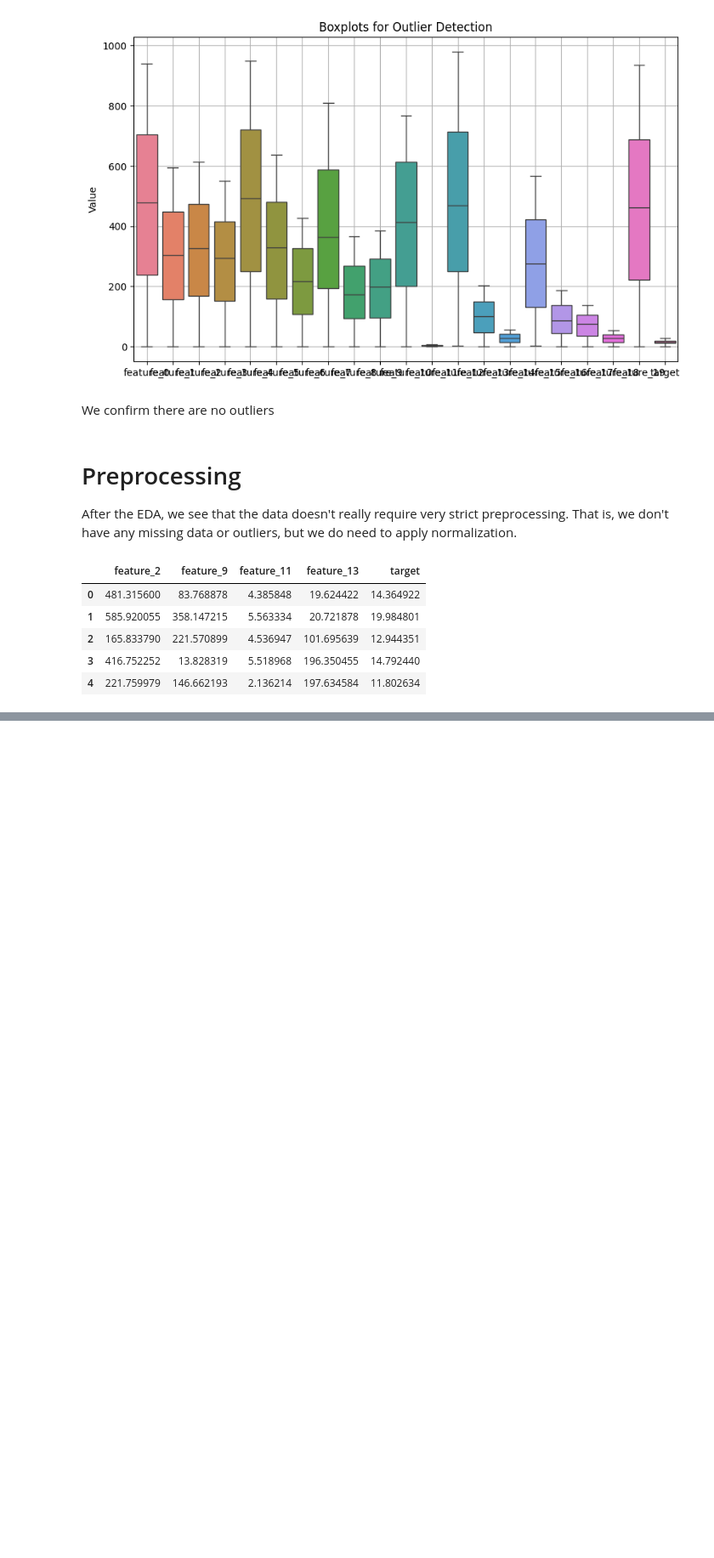
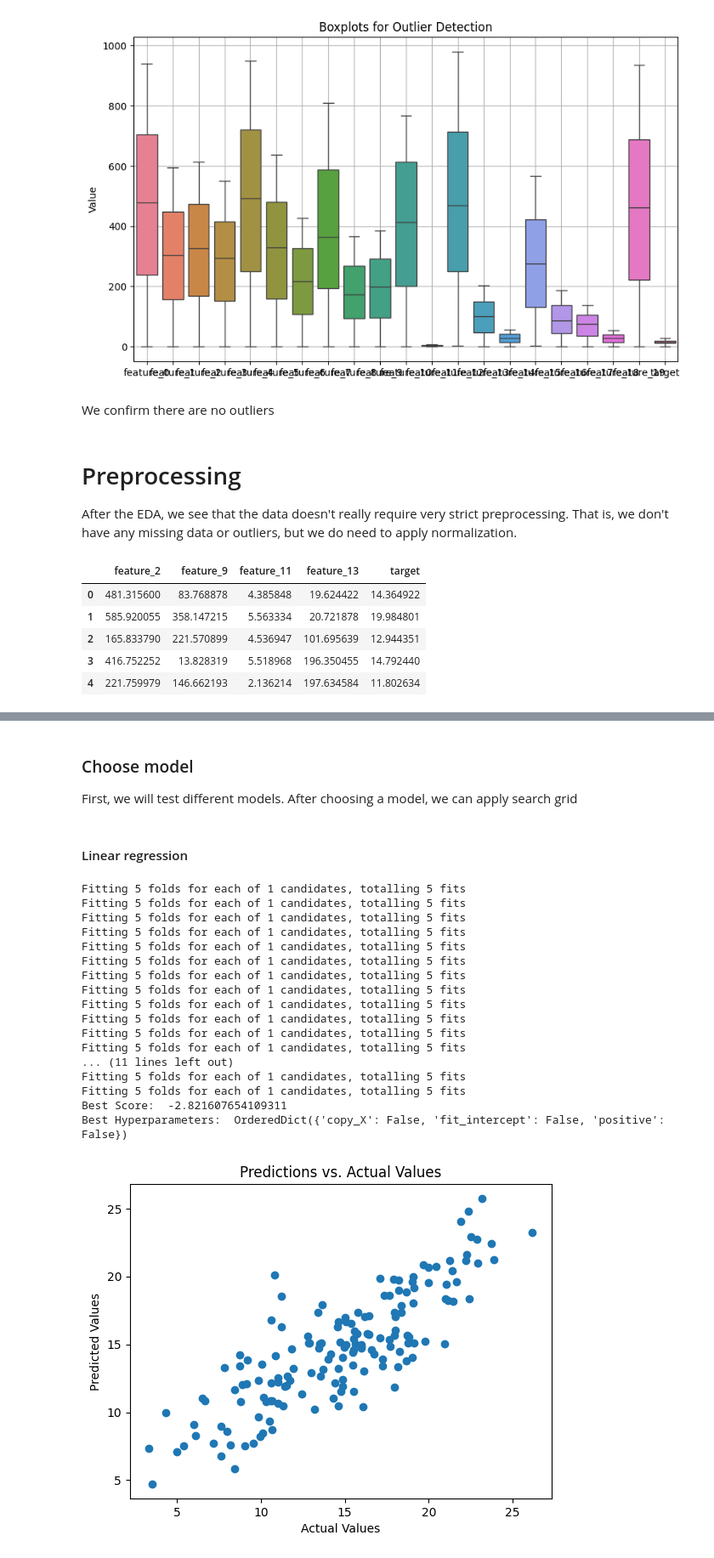
Before and after one commit to calzateu/multivariate-regression, a Jupyter notebook: notebooks/eda.ipynb, the cells around one changed output, grey strips where cells are left out. Shown at 85% size. Drawn from its saved outputs; the diff is of its cells as text; code cells hidden in the pictures; blank space fills up the shorter version.

Commit message:
mlflow with linear regression.

```diff
--- a/notebooks/eda.ipynb
+++ b/notebooks/eda.ipynb
@@ -150,0 +167,9 @@ array([[0.25758194, 0.40777788, 0.31386626, 0.13529938],
+# %%
+tracking_uri = "sqlite:///backend.db"
+experiment_name = "multivariate-regression-experiment"
+# %%
+mlflow.set_tracking_uri(tracking_uri)
+mlflow.set_experiment(experiment_name)
+#mlflow.autolog()
+#mlflow.sklearn.autolog()
+#mlflow.xgboost.autolog()
@@ -150,0 +236,69 @@ array([[0.25758194, 0.40777788, 0.31386626, 0.13529938],
+# %%
+def print_best_score_params(model):
+    print("Best Score: ", model.best_score_)
+    print("Best Hyperparameters: ", model.best_params_)
+# %% [markdown]
+### Choose model
+
+First, we will test different models. After choosing a model, we can apply search grid
+# %%
+train_df = X_train.copy()
+train_df["target"] = y_train.copy()
+
+test_df = X_test.copy()
+test_df["target"] = y_test.copy()
+# %% [markdown]
+#### Linear regression
+# %%
+linear = LinearRegression()
+
+linear_search_space = {
+    "fit_intercept": Categorical([True, False]),
+    "copy_X": Categorical([True, False]),
+    "positive": Categorical([True, False])
+}
+
+bayes_search_linear = BayesSearchCV(
+    estimator=linear,
+    search_spaces=linear_search_space,
+    scoring="neg_root_mean_squared_error",
+    n_iter=25,
+    cv=5,
+    n_jobs=-1,
+    verbose=1,
+    #random_state=42
+)
+
+bayes_search_linear.fit(X_train_scaled, y_train)
+
+print_best_score_params(bayes_search_linear)
+
+best_linear = bayes_search_linear.best_estimator_
+
+display_and_log_metrics(
+    best_linear,
+    "LinearRegression",
+    "Cristian",
+    X_train_scaled, y_train,
+    X_test_scaled, y_test,
+    train_df, test_df
+)
+# %% [output]
+Fitting 5 folds for each of 1 candidates, totalling 5 fits
+Fitting 5 folds for each of 1 candidates, totalling 5 fits
+Fitting 5 folds for each of 1 candidates, totalling 5 fits
+Fitting 5 folds for each of 1 candidates, totalling 5 fits
+Fitting 5 folds for each of 1 candidates, totalling 5 fits
+Fitting 5 folds for each of 1 candidates, totalling 5 fits
+Fitting 5 folds for each of 1 candidates, totalling 5 fits
+Fitting 5 folds for each of 1 candidates, totalling 5 fits
+Fitting 5 folds for each of 1 candidates, totalling 5 fits
+Fitting 5 folds for each of 1 candidates, totalling 5 fits
+Fitting 5 folds for each of 1 candidates, totalling 5 fits
+Fitting 5 folds for each of 1 candidates, totalling 5 fits
+... (11 lines left out)
+Fitting 5 folds for each of 1 candidates, totalling 5 fits
+Fitting 5 folds for each of 1 candidates, totalling 5 fits
+Best Score:  -2.821607654109311
+Best Hyperparameters:  OrderedDict({'copy_X': False, 'fit_intercept': False, 'positive': False})
+[figure, added]
```
Also changed, not shown: parts of 8 cells of this notebook, 3 other files.
